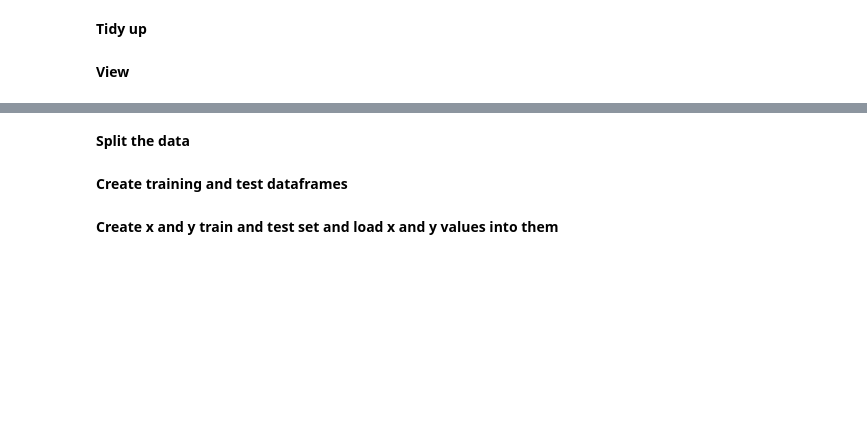
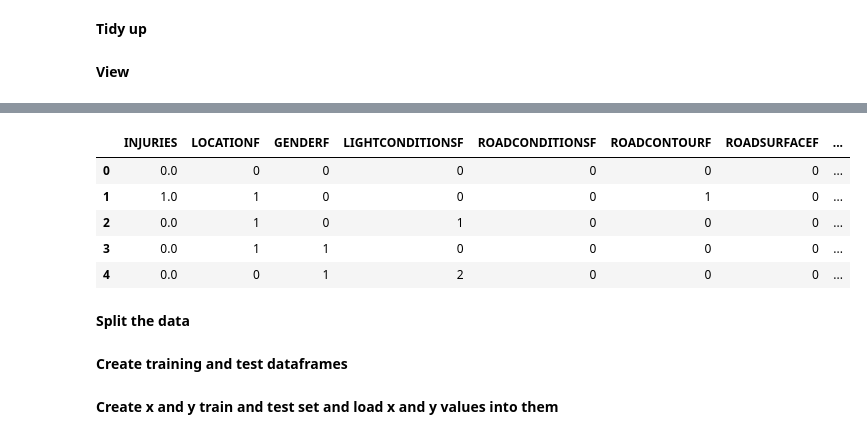
Before and after one commit to steevo51/eoinmccormack-15112128-CA683, a Jupyter notebook: Eoin Mc Cormack 15112128.ipynb, the cells around one changed output, grey strips where cells are left out. Cells and saved outputs as stored; diff of their text form; code cells hidden in the pictures; blank space fills up the shorter version.

```diff
--- a/Eoin Mc Cormack 15112128.ipynb
+++ b/Eoin Mc Cormack 15112128.ipynb
@@ -163,3 +110,91 @@ df.head(1)
+# %%
+location_list = df.LOCATION.unique().tolist()
+def Location(x):
+  return location_list.index(x)
+
+df['LOCATIONF'] = df['LOCATION'].apply(lambda x: Location(x))
+
+gender_list = df.GENDER.unique().tolist()
+def Gender(x):
+  return gender_list.index(x)
+
+df['GENDERF'] = df['GENDER'].apply(lambda x: Gender(x))
+
+
+lightconditions_list = df.LIGHTCONDITIONS.unique().tolist()
+def Lightconditions(x):
+  return lightconditions_list.index(x)
+
+df['LIGHTCONDITIONSF'] = df['LIGHTCONDITIONS'].apply(lambda x: Lightconditions(x))
+
+roadconditions_list = df.ROADCONDITIONS.unique().tolist()
+def Roadconditions(x):
+  return roadconditions_list.index(x)
+
+df['ROADCONDITIONSF'] = df['ROADCONDITIONS'].apply(lambda x: Roadconditions(x))
+
+roadcontour_list = df.ROADCONTOUR.unique().tolist()
+def Roadcontour(x):
+  return roadcontour_list.index(x)
+
+df['ROADCONTOURF'] = df['ROADCONTOUR'].apply(lambda x: Roadcontour(x))
+
+roadsurface_list = df.ROADSURFACE.unique().tolist()
+def Roadsurface(x):
+  return roadsurface_list.index(x)
+
+df['ROADSURFACEF'] = df['ROADSURFACE'].apply(lambda x: Roadsurface(x))
+
+sna_neighbourhood_list = df.SNA_NEIGHBORHOOD.unique().tolist()
+def Snaneighbourhood(x):
+  return sna_neighbourhood_list.index(x)
+
+df['SNA_NEIGHBORHOODF'] = df['SNA_NEIGHBORHOOD'].apply(lambda x: Snaneighbourhood(x))
+
+typeofperson_list = df.TYPEOFPERSON.unique().tolist()
+def Typeofperson(x):
+  return typeofperson_list.index(x)
+
+df['TYPEOFPERSONF'] = df['TYPEOFPERSON'].apply(lambda x: Typeofperson(x))
+
+weather_list = df.WEATHER.unique().tolist()
+def Weather(x):
+  return weather_list.index(x)
+
+df['WEATHERF'] = df['WEATHER'].apply(lambda x: Weather(x))
+
+unittype_list = df.UNITTYPE.unique().tolist()
+def Unittype(x):
+  return unittype_list.index(x)
+
+df['UNITTYPEF'] = df['UNITTYPE'].apply(lambda x: Unittype(x))
+
+age_list = df.AGE.unique().tolist()
+def Age(x):
+  return age_list.index(x)
+
+df['AGEF'] = df['AGE'].apply(lambda x: Age(x))
+
+dayofweek_list = df.DAYOFWEEK.unique().tolist()
+def Dayofweek(x):
+  return dayofweek_list.index(x)
+
+df['DAYOFWEEKF'] = df['DAYOFWEEK'].apply(lambda x: Dayofweek(x))
+
+
+df_float = df.copy().drop(labels=['LOCATION', 'GENDER', 'LIGHTCONDITIONS', 'ROADCONDITIONS', 'ROADCONTOUR', 'ROADSURFACE', 'SNA_NEIGHBORHOOD', 'TYPEOFPERSON', 'WEATHER', 'UNITTYPE', 'AGE', 'DAYOFWEEK'], axis=1)
+
+df_float.head(5)
+
+# print('AGE')
+# df.AGE.unique()
+# %% [output]
+|  | INJURIES | LOCATIONF | GENDERF | LIGHTCONDITIONSF | ROADCONDITIONSF | ROADCONTOURF | ROADSURFACEF | ... |
+| 0 | 0.0 | 0 | 0 | 0 | 0 | 0 | 0 | ... |
+| 1 | 1.0 | 1 | 0 | 0 | 0 | 1 | 0 | ... |
+| 2 | 0.0 | 1 | 0 | 1 | 0 | 0 | 0 | ... |
+| 3 | 0.0 | 1 | 1 | 0 | 0 | 0 | 0 | ... |
+| 4 | 0.0 | 0 | 1 | 2 | 0 | 0 | 0 | ... |
 # %% [markdown]
 **Split the data**
 # %%
```
Also changed, not shown: parts of 15 cells of this notebook.
